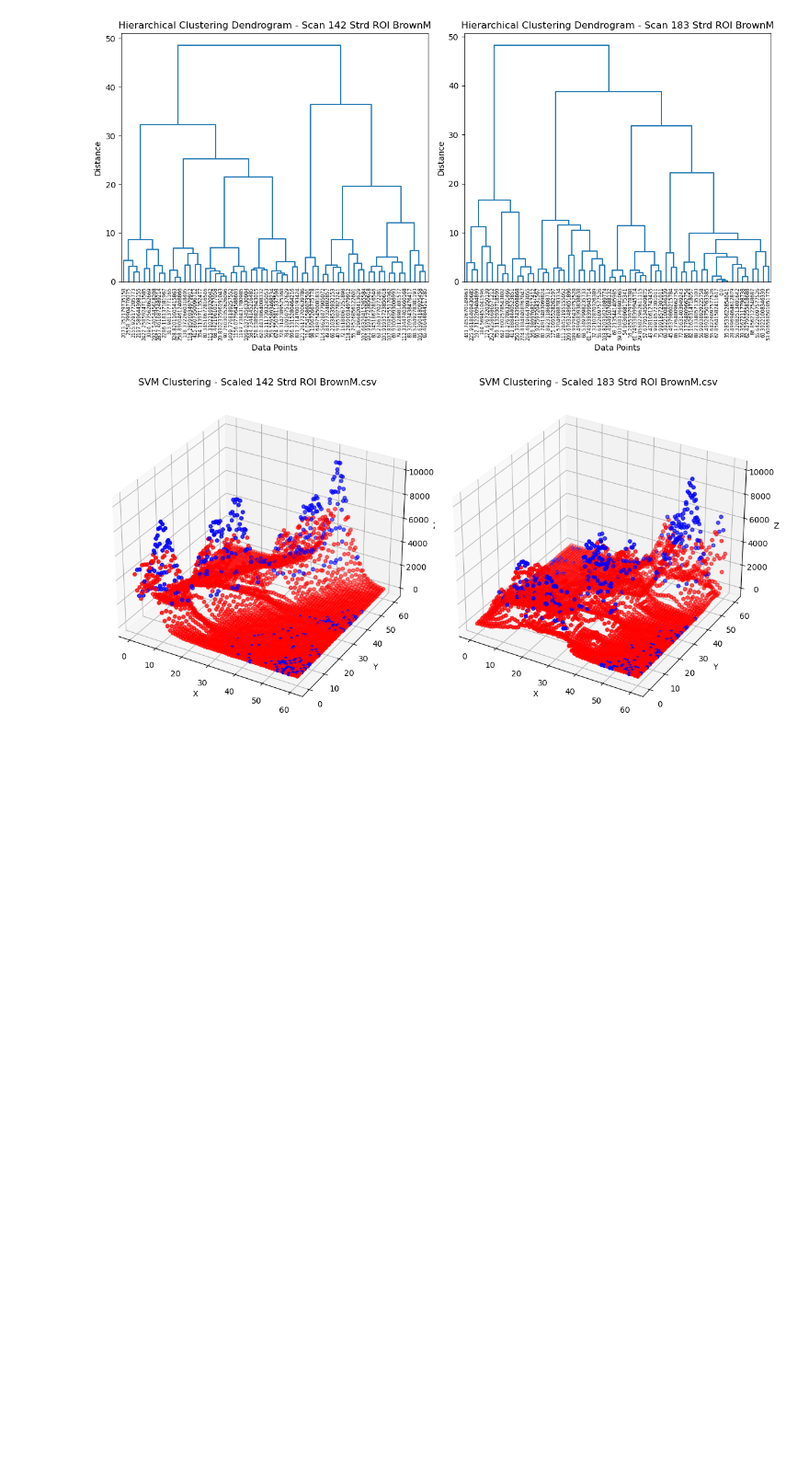
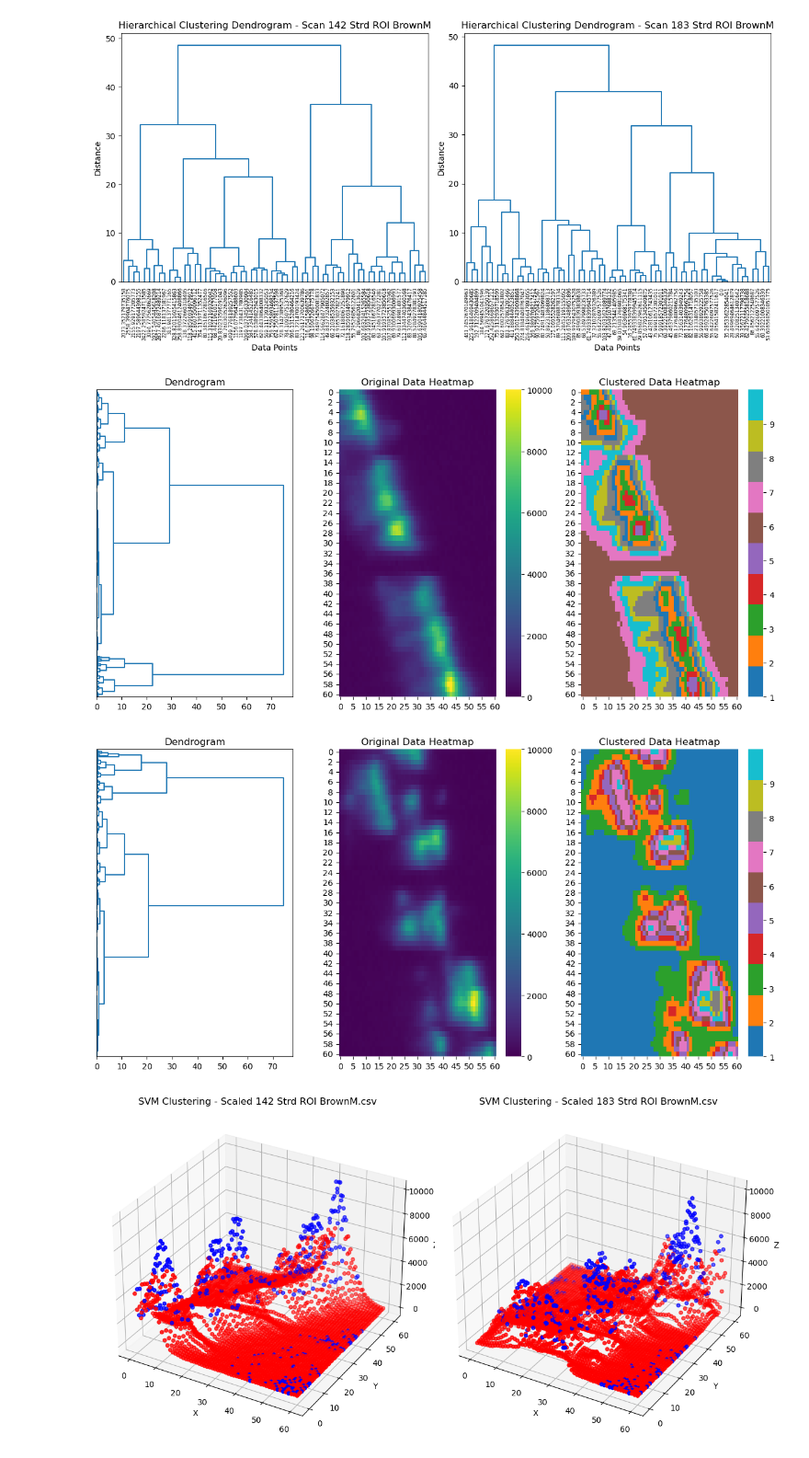
Before and after one commit to 0tt00t/Hello-Kukreja, a Jupyter notebook: scaled.ipynb, the cells around one changed output. Shown at 92% size. Cells and saved outputs as stored; diff of their text form; code cells hidden in the pictures; blank space fills up the shorter version.

```diff
--- a/scaled.ipynb
+++ b/scaled.ipynb
@@ -133,6 +133,78 @@ plt.tight_layout()
 plt.show()
 # %% [output]
 [figure]
+# %%
+import pandas as pd
+import numpy as np
+import matplotlib.pyplot as plt
+import seaborn as sns
+from sklearn.preprocessing import StandardScaler
+from scipy.cluster.hierarchy import linkage, fcluster, dendrogram
+
+data = pd.read_csv('Scaled 142 Strd ROI BrownM.csv', header=None)
+original_data = data.copy()
+flat_data = original_data.values.flatten()
+scaler = StandardScaler()
+scaled_flat_data = scaler.fit_transform(flat_data.reshape(-1, 1))
+
+linked = linkage(scaled_flat_data, method='ward')
+
+num_clusters = 10
+
+cluster_labels = fcluster(linked, num_clusters, criterion='maxclust')
+
+cluster_labels_2d = cluster_labels.reshape(original_data.shape)
+
+plt.figure(figsize=(12, 6))
+
+plt.subplot(1, 3, 1)
+dendrogram(linked, color_threshold=0, orientation='right', no_labels=True)
+plt.title('Dendrogram')
+
+plt.subplot(1, 3, 2)
+sns.heatmap(original_data, cmap='viridis')
+plt.title('Original Data Heatmap')
+
+plt.subplot(1, 3, 3)
+sns.heatmap(cluster_labels_2d, cmap='tab10', cbar_kws={'ticks': range(num_clusters)})
+plt.title('Clustered Data Heatmap')
+
+plt.tight_layout()
+plt.show()
+#-----------------------------------------------------------------------------------------------------------------------------------
+data = pd.read_csv('Scaled 183 Strd ROI BrownM.csv', header=None)
+original_data = data.copy()
+flat_data = original_data.values.flatten()
+scaler = StandardScaler()
+scaled_flat_data = scaler.fit_transform(flat_data.reshape(-1, 1))
+
+linked = linkage(scaled_flat_data, method='ward')
+
+num_clusters = 10
+
+cluster_labels = fcluster(linked, num_clusters, criterion='maxclust')
+
+cluster_labels_2d = cluster_labels.reshape(original_data.shape)
+
+plt.figure(figsize=(12, 6))
+
+plt.subplot(1, 3, 1)
+dendrogram(linked, color_threshold=0, orientation='right', no_labels=True)
+plt.title('Dendrogram')
+
+plt.subplot(1, 3, 2)
+sns.heatmap(original_data, cmap='viridis')
+plt.title('Original Data Heatmap')
+
+plt.subplot(1, 3, 3)
+sns.heatmap(cluster_labels_2d, cmap='tab10', cbar_kws={'ticks': range(num_clusters)})
+plt.title('Clustered Data Heatmap')
+
+plt.tight_layout()
+plt.show()
+# %% [output]
+[figure, added]
+[figure, added]
 # %%
 import numpy as np
 import matplotlib.pyplot as plt
```
